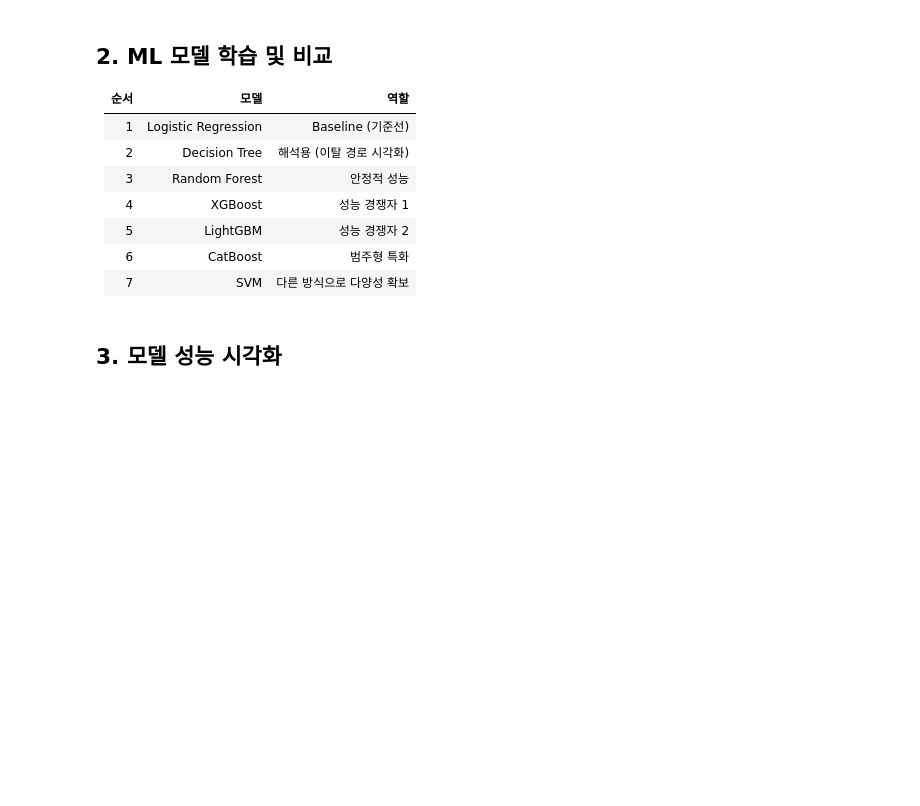
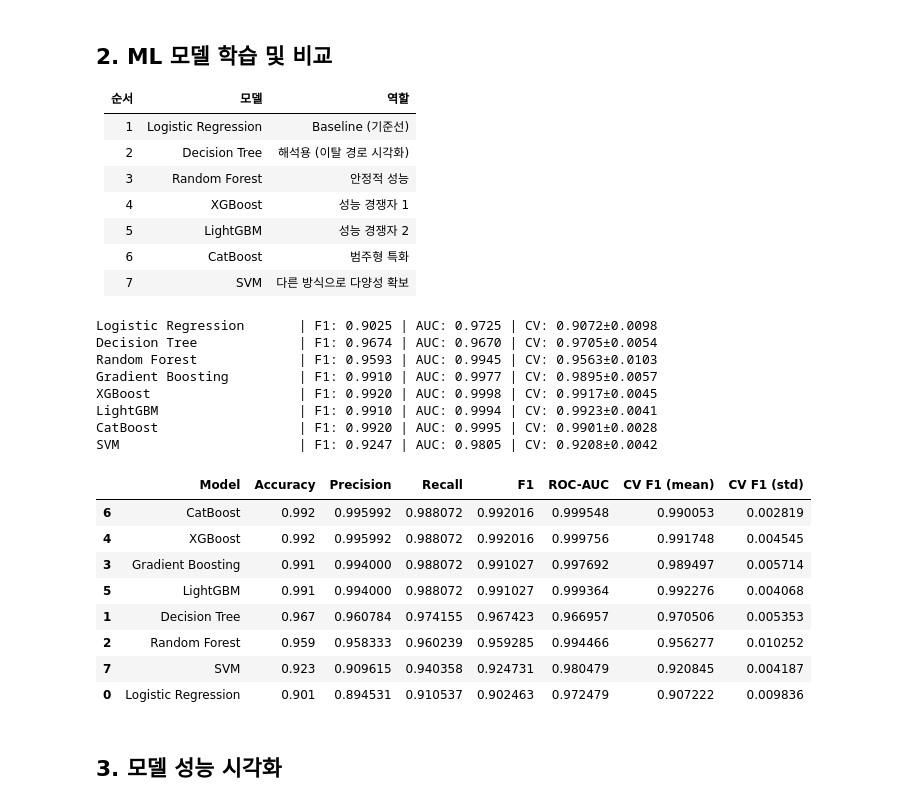
Before and after one commit to SKNETWORKS-FAMILY-AICAMP/SKN28-2nd-2Team, a Jupyter notebook: notebooks/03_modeling.ipynb, the cells around one changed output. Drawn from its saved outputs; the diff is of its cells as text; code cells hidden in the pictures; blank space fills up the shorter version.

```diff
--- a/notebooks/03_modeling.ipynb
+++ b/notebooks/03_modeling.ipynb
@@ -67,7 +69,7 @@ models = {
     'Gradient Boosting': (GradientBoostingClassifier(n_estimators=100, random_state=42), 'label'),
     'XGBoost': (XGBClassifier(n_estimators=100, random_state=42, eval_metric='logloss'), 'label'),
     'LightGBM': (LGBMClassifier(n_estimators=100, random_state=42, verbose=-1), 'label'),
-    'CatBoost': (CatBoostClassifier(n_estimators=100, random_state=42, verbose=0), 'label'),
+    'CatBoost': (CatBoostClassifier(iterations=100, random_state=42, verbose=0), 'label'),
     'SVM': (SVC(random_state=42, probability=True), 'ohe'),
 }
 
@@ -75,33 +77,51 @@ results = []
 trained_models = {}
 
 for name, (model, data_type) in models.items():
     X_tr = X_train_ohe if data_type == 'ohe' else X_train_label
     X_te = X_test_ohe if data_type == 'ohe' else X_test_label
 
     # 학습
     model.fit(X_tr, y_train)
     trained_models[name] = (model, data_type)
 
     y_pred = model.predict(X_te)
     y_prob = model.predict_proba(X_te)[:, 1]
 
     # 교차검증
     cv_scores = cross_val_score(model, X_tr, y_train, cv=5, scoring='f1')
 
     results.append({
         'Model': name,
         'Accuracy': accuracy_score(y_test, y_pred),
         'Precision': precision_score(y_test, y_pred),
         'Recall': recall_score(y_test, y_pred),
         'F1': f1_score(y_test, y_pred),
         'ROC-AUC': roc_auc_score(y_test, y_prob),
         'CV F1 (mean)': cv_scores.mean(),
         'CV F1 (std)': cv_scores.std(),
     })
     print(f'{name:25s} | F1: {results[-1]["F1"]:.4f} | AUC: {results[-1]["ROC-AUC"]:.4f} | CV: {cv_scores.mean():.4f}±{cv_scores.std():.4f}')
 
 df_results = pd.DataFrame(results).sort_values('F1', ascending=False)
 df_results
+# %% [output]
+Logistic Regression       | F1: 0.9025 | AUC: 0.9725 | CV: 0.9072±0.0098
+Decision Tree             | F1: 0.9674 | AUC: 0.9670 | CV: 0.9705±0.0054
+Random Forest             | F1: 0.9593 | AUC: 0.9945 | CV: 0.9563±0.0103
+Gradient Boosting         | F1: 0.9910 | AUC: 0.9977 | CV: 0.9895±0.0057
+XGBoost                   | F1: 0.9920 | AUC: 0.9998 | CV: 0.9917±0.0045
+LightGBM                  | F1: 0.9910 | AUC: 0.9994 | CV: 0.9923±0.0041
+CatBoost                  | F1: 0.9920 | AUC: 0.9995 | CV: 0.9901±0.0028
+SVM                       | F1: 0.9247 | AUC: 0.9805 | CV: 0.9208±0.0042
+|  | Model | Accuracy | Precision | Recall | F1 | ROC-AUC | CV F1 (mean) | CV F1 (std) |
+| 6 | CatBoost | 0.992 | 0.995992 | 0.988072 | 0.992016 | 0.999548 | 0.990053 | 0.002819 |
+| 4 | XGBoost | 0.992 | 0.995992 | 0.988072 | 0.992016 | 0.999756 | 0.991748 | 0.004545 |
+| 3 | Gradient Boosting | 0.991 | 0.994000 | 0.988072 | 0.991027 | 0.997692 | 0.989497 | 0.005714 |
+| 5 | LightGBM | 0.991 | 0.994000 | 0.988072 | 0.991027 | 0.999364 | 0.992276 | 0.004068 |
+| 1 | Decision Tree | 0.967 | 0.960784 | 0.974155 | 0.967423 | 0.966957 | 0.970506 | 0.005353 |
+| 2 | Random Forest | 0.959 | 0.958333 | 0.960239 | 0.959285 | 0.994466 | 0.956277 | 0.010252 |
+| 7 | SVM | 0.923 | 0.909615 | 0.940358 | 0.924731 | 0.980479 | 0.920845 | 0.004187 |
+| 0 | Logistic Regression | 0.901 | 0.894531 | 0.910537 | 0.902463 | 0.972479 | 0.907222 | 0.009836 |
 # %% [markdown]
 ## 3. 모델 성능 시각화
 # %%
```
Also changed, not shown: parts of 10 cells of this notebook, 14 other files.
